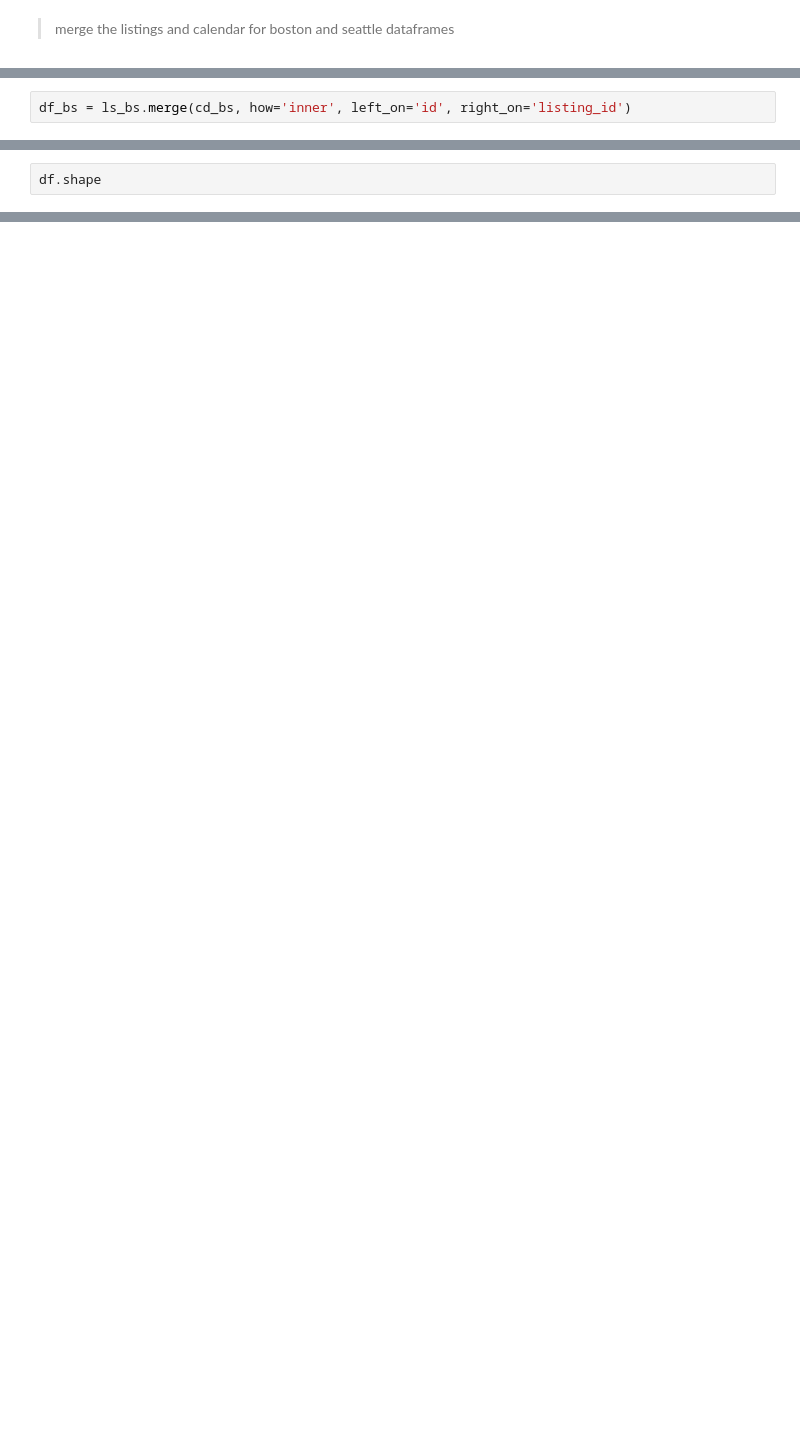
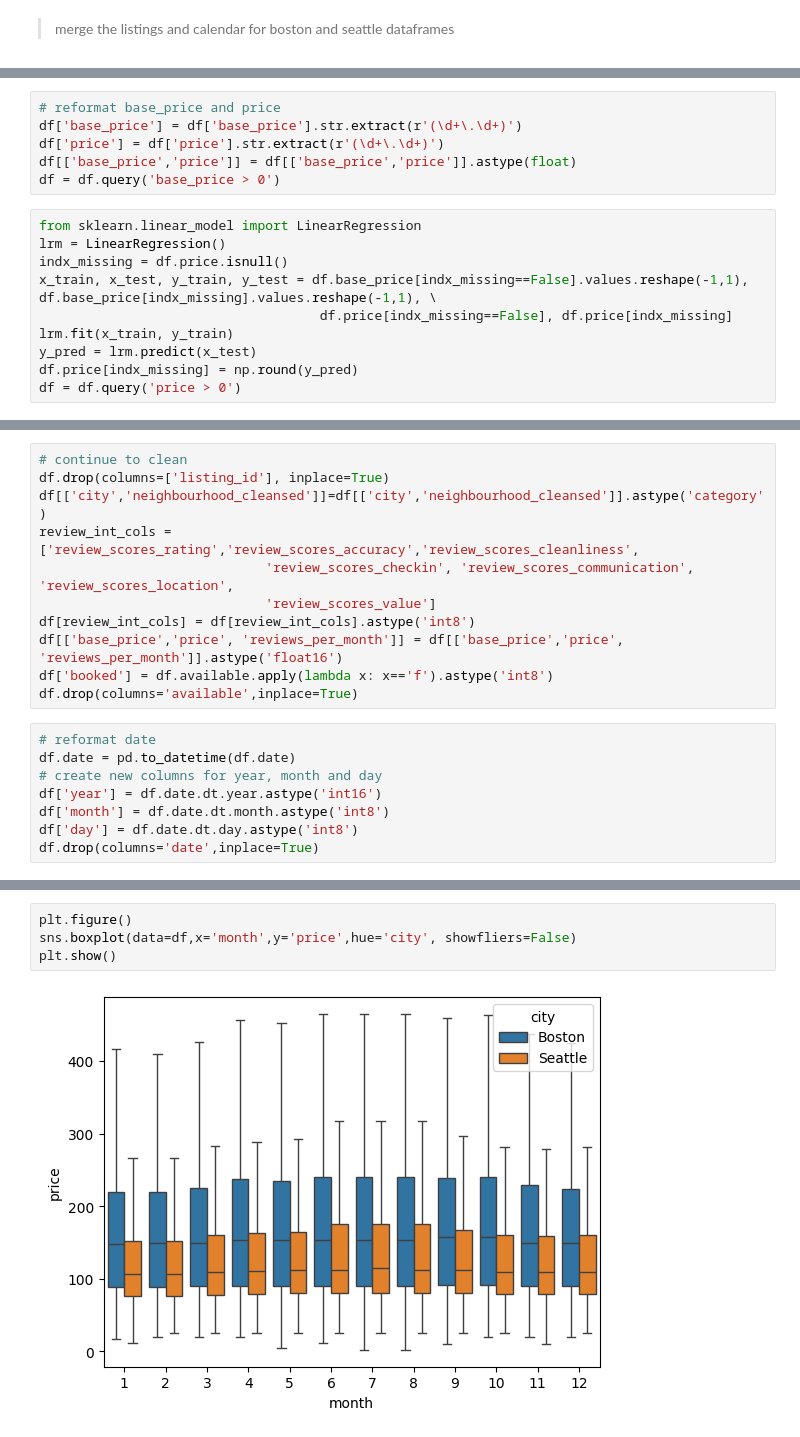
Before and after one commit to GinnCheng/Proj-Kaggle-Airbnb, a Jupyter notebook: main_script.ipynb, the cells around one changed output, grey strips where cells are left out. Cells and saved outputs as stored; diff of their text form; blank space fills up the shorter version.

```diff
--- a/main_script.ipynb
+++ b/main_script.ipynb
@@ -160,2 +95,16 @@ ls_sa.rename(columns={'price':'base_price'},inplace=True)
+# %%
+# reformat base_price and price
+df['base_price'] = df['base_price'].str.extract(r'(\d+\.\d+)')
+df['price'] = df['price'].str.extract(r'(\d+\.\d+)')
+df[['base_price','price']] = df[['base_price','price']].astype(float)
+df = df.query('base_price > 0')
 # %%
-df_bs = ls_bs.merge(cd_bs, how='inner', left_on='id', right_on='listing_id')
+from sklearn.linear_model import LinearRegression
+lrm = LinearRegression()
+indx_missing = df.price.isnull()
+x_train, x_test, y_train, y_test = df.base_price[indx_missing==False].values.reshape(-1,1), df.base_price[indx_missing].values.reshape(-1,1), \
+                                    df.price[indx_missing==False], df.price[indx_missing]
+lrm.fit(x_train, y_train)
+y_pred = lrm.predict(x_test)
+df.price[indx_missing] = np.round(y_pred)
+df = df.query('price > 0')
@@ -201,2 +111,19 @@ dtype: int64
+# %%
+# continue to clean
+df.drop(columns=['listing_id'], inplace=True)
+df[['city','neighbourhood_cleansed']]=df[['city','neighbourhood_cleansed']].astype('category')
+review_int_cols = ['review_scores_rating','review_scores_accuracy','review_scores_cleanliness',
+                             'review_scores_checkin', 'review_scores_communication', 'review_scores_location',
+                             'review_scores_value']
+df[review_int_cols] = df[review_int_cols].astype('int8')
+df[['base_price','price', 'reviews_per_month']] = df[['base_price','price', 'reviews_per_month']].astype('float16')
+df['booked'] = df.available.apply(lambda x: x=='f').astype('int8')
+df.drop(columns='available',inplace=True)
 # %%
-df.shape
+# reformat date
+df.date = pd.to_datetime(df.date)
+# create new columns for year, month and day
+df['year'] = df.date.dt.year.astype('int16')
+df['month'] = df.date.dt.month.astype('int8')
+df['day'] = df.date.dt.day.astype('int8')
+df.drop(columns='date',inplace=True)
@@ -204,0 +146,6 @@ df.shape
+# %%
+plt.figure()
+sns.boxplot(data=df,x='month',y='price',hue='city', showfliers=False)
+plt.show()
+# %% [output]
+[figure, added]
```
Also changed, not shown: parts of 30 cells of this notebook.
